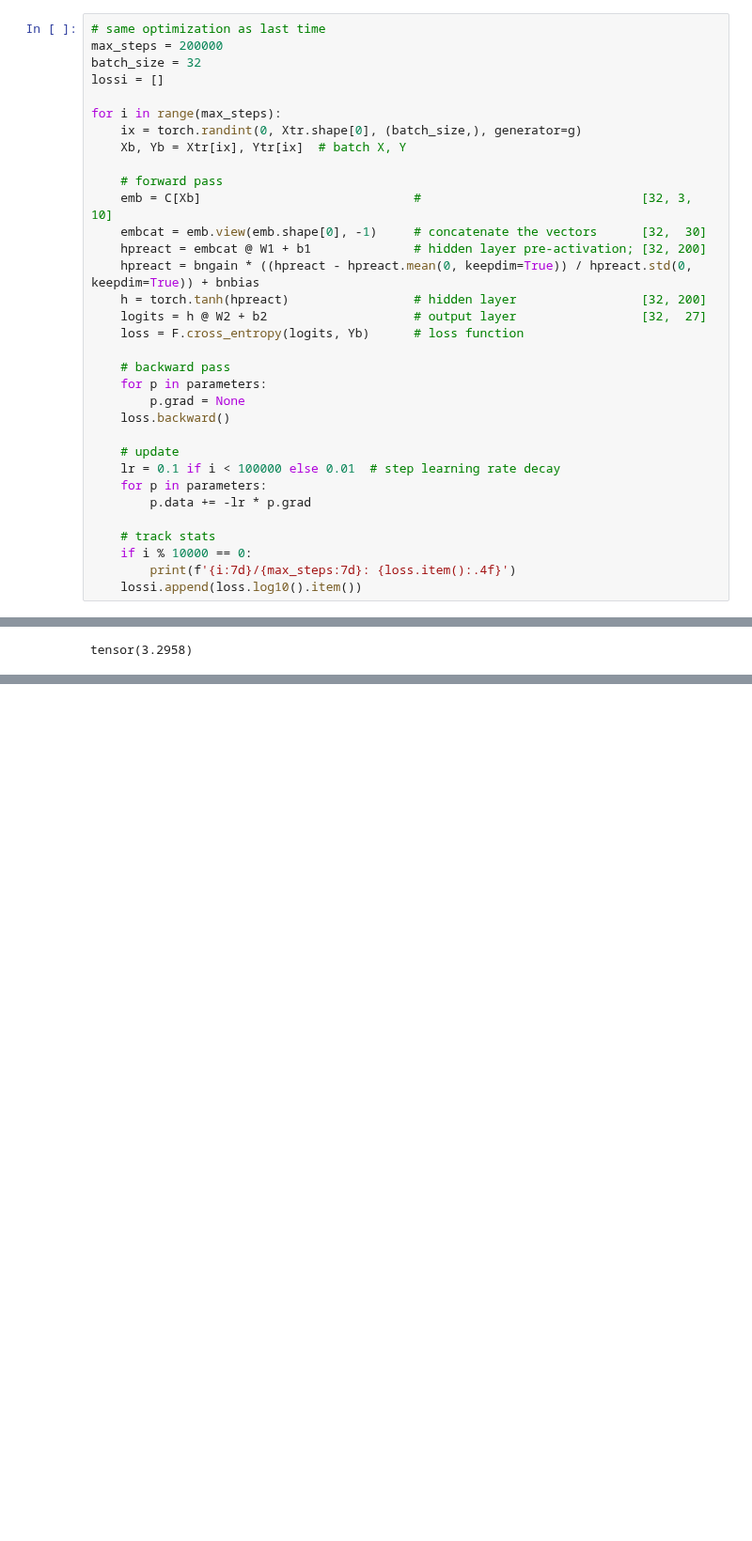
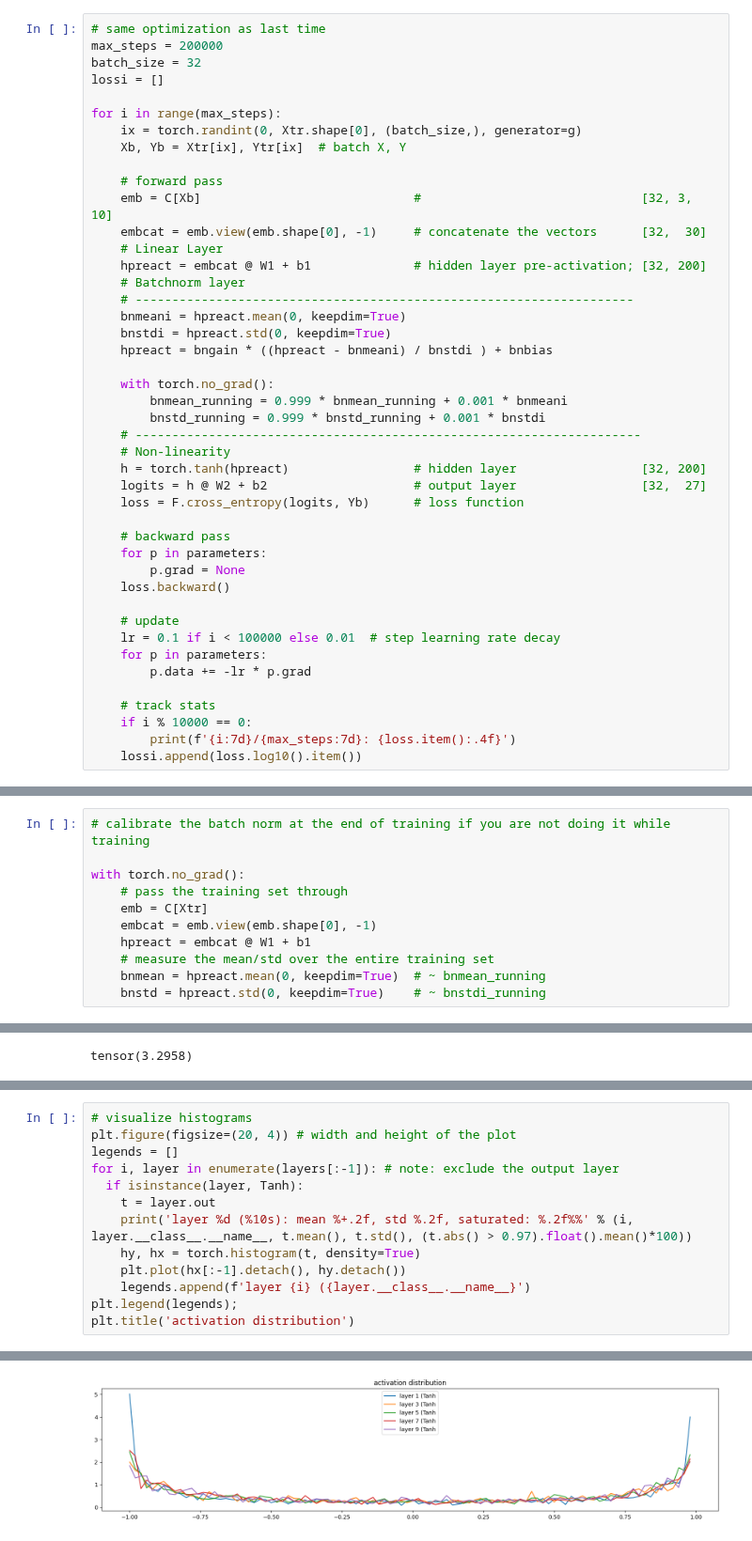
Before and after one commit to Sachinkry/deep-learning, a Jupyter notebook: gpt-a-kar/Makemore-batchnorm-03.ipynb, the cells around one changed output, grey strips where cells are left out. Shown at 94% size. Drawn from its saved outputs; the diff is of its cells as text; blank space fills up the shorter version.

Commit message:
makemore-batchnorm;

```diff
--- a/gpt-a-kar/Makemore-batchnorm-03.ipynb
+++ b/gpt-a-kar/Makemore-batchnorm-03.ipynb
@@ -92,8 +117,19 @@ for i in range(max_steps):
     # forward pass
     emb = C[Xb]                             #                              [32, 3, 10]
     embcat = emb.view(emb.shape[0], -1)     # concatenate the vectors      [32,  30]
+    # Linear Layer
     hpreact = embcat @ W1 + b1              # hidden layer pre-activation; [32, 200]
-    hpreact = bngain * ((hpreact - hpreact.mean(0, keepdim=True)) / hpreact.std(0, keepdim=True)) + bnbias
+    # Batchnorm layer
+    # --------------------------------------------------------------------
+    bnmeani = hpreact.mean(0, keepdim=True)
+    bnstdi = hpreact.std(0, keepdim=True)
+    hpreact = bngain * ((hpreact - bnmeani) / bnstdi ) + bnbias
+
+    with torch.no_grad():
+        bnmean_running = 0.999 * bnmean_running + 0.001 * bnmeani
+        bnstd_running = 0.999 * bnstd_running + 0.001 * bnstdi
+    # ---------------------------------------------------------------------
+    # Non-linearity
     h = torch.tanh(hpreact)                 # hidden layer                 [32, 200]
     logits = h @ W2 + b2                    # output layer                 [32,  27]
     loss = F.cross_entropy(logits, Yb)      # loss function
@@ -136,3 +172,14 @@ for i in range(max_steps):
+# %%
+# calibrate the batch norm at the end of training if you are not doing it while training
+
+with torch.no_grad():
+    # pass the training set through
+    emb = C[Xtr]
+    embcat = emb.view(emb.shape[0], -1)
+    hpreact = embcat @ W1 + b1
+    # measure the mean/std over the entire training set
+    bnmean = hpreact.mean(0, keepdim=True)  # ~ bnmean_running
+    bnstd = hpreact.std(0, keepdim=True)    # ~ bnstdi_running
 # %%
 @torch.no_grad() # this decorator disables gradient tracking
 def split_loss(split):
@@ -208,0 +400,14 @@ plt.plot(lossi)
+# %%
+# visualize histograms
+plt.figure(figsize=(20, 4)) # width and height of the plot
+legends = []
+for i, layer in enumerate(layers[:-1]): # note: exclude the output layer
+  if isinstance(layer, Tanh):
+    t = layer.out
+    print('layer %d (%10s): mean %+.2f, std %.2f, saturated: %.2f%%' % (i, layer.__class__.__name__, t.mean(), t.std(), (t.abs() > 0.97).float().mean()*100))
+    hy, hx = torch.histogram(t, density=True)
+    plt.plot(hx[:-1].detach(), hy.detach())
+    legends.append(f'layer {i} ({layer.__class__.__name__}')
+plt.legend(legends);
+plt.title('activation distribution')
+# %% [output]
@@ -208,0 +420 @@ plt.plot(lossi)
+[figure, added]
```
Also changed, not shown: parts of 15 cells of this notebook.
